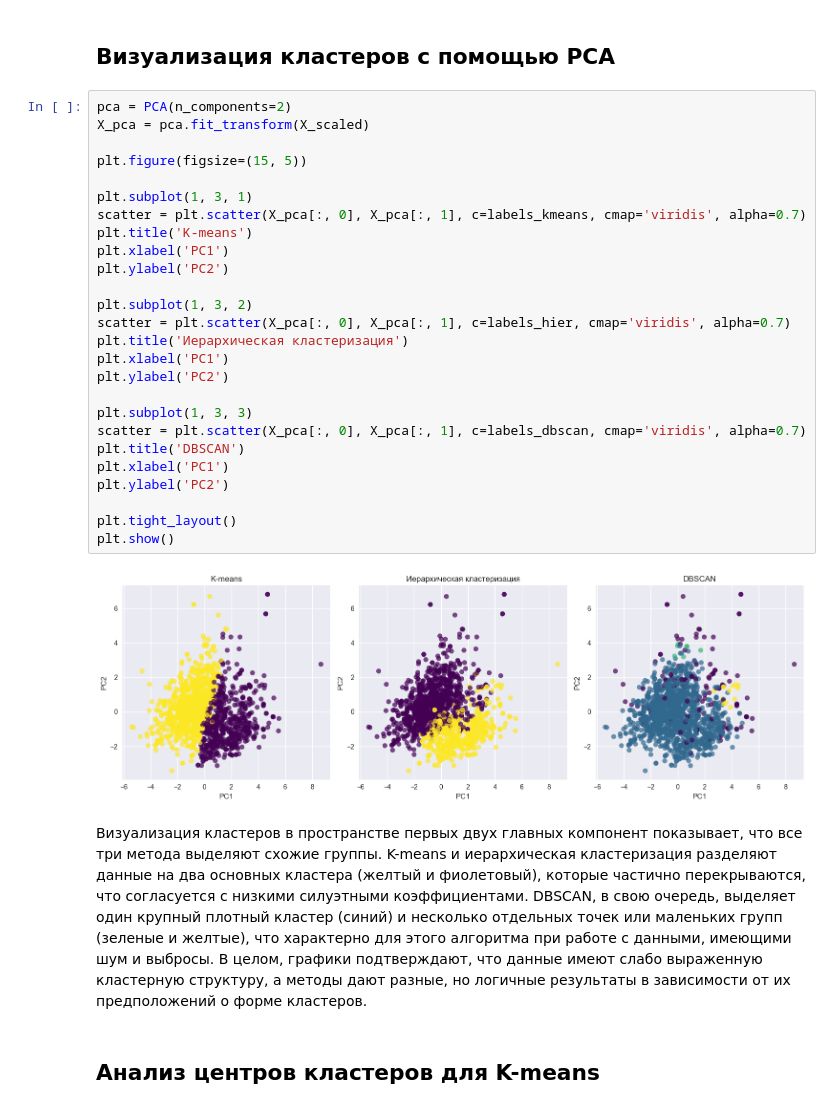
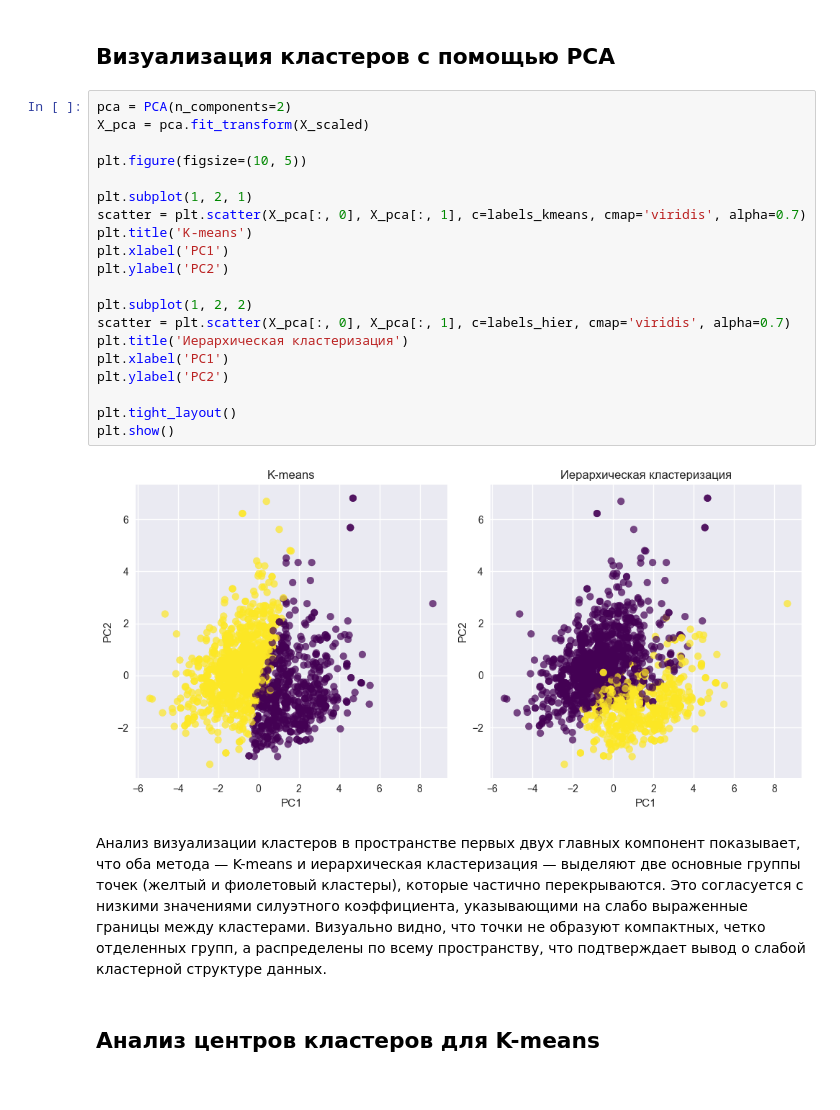
Before and after one commit to TimZR25/AI_ML, a Jupyter notebook: LB4/lb4.ipynb, the cells around one changed output. Saved outputs shown, nothing was run; the diff lists cells and outputs as text.

```diff
--- a/LB4/lb4.ipynb
+++ b/LB4/lb4.ipynb
@@ -353,33 +316,27 @@ DBSCAN:
 # %%
 pca = PCA(n_components=2)
 X_pca = pca.fit_transform(X_scaled)
 
-plt.figure(figsize=(15, 5))
+plt.figure(figsize=(10, 5))
 
-plt.subplot(1, 3, 1)
+plt.subplot(1, 2, 1)
 scatter = plt.scatter(X_pca[:, 0], X_pca[:, 1], c=labels_kmeans, cmap='viridis', alpha=0.7)
 plt.title('K-means')
 plt.xlabel('PC1')
 plt.ylabel('PC2')
 
-plt.subplot(1, 3, 2)
+plt.subplot(1, 2, 2)
 scatter = plt.scatter(X_pca[:, 0], X_pca[:, 1], c=labels_hier, cmap='viridis', alpha=0.7)
 plt.title('Иерархическая кластеризация')
 plt.xlabel('PC1')
 plt.ylabel('PC2')
 
-plt.subplot(1, 3, 3)
-scatter = plt.scatter(X_pca[:, 0], X_pca[:, 1], c=labels_dbscan, cmap='viridis', alpha=0.7)
-plt.title('DBSCAN')
-plt.xlabel('PC1')
-plt.ylabel('PC2')
-
 plt.tight_layout()
 plt.show()
 # %% [output]
-[figure, old version]
+[figure, new version]
 # %% [markdown]
-Визуализация кластеров в пространстве первых двух главных компонент показывает, что все три метода выделяют схожие группы. K-means и иерархическая кластеризация разделяют данные на два основных кластера (желтый и фиолетовый), которые частично перекрываются, что согласуется с низкими силуэтными коэффициентами. DBSCAN, в свою очередь, выделяет один крупный плотный кластер (синий) и несколько отдельных точек или маленьких групп (зеленые и желтые), что характерно для этого алгоритма при работе с данными, имеющими шум и выбросы. В целом, графики подтверждают, что данные имеют слабо выраженную кластерную структуру, а методы дают разные, но логичные результаты в зависимости от их предположений о форме кластеров.
+Анализ визуализации кластеров в пространстве первых двух главных компонент показывает, что оба метода — K-means и иерархическая кластеризация — выделяют две основные группы точек (желтый и фиолетовый кластеры), которые частично перекрываются. Это согласуется с низкими значениями силуэтного коэффициента, указывающими на слабо выраженные границы между кластерами. Визуально видно, что точки не образуют компактных, четко отделенных групп, а распределены по всему пространству, что подтверждает вывод о слабой кластерной структуре данных.
 # %% [markdown]
 ## Анализ центров кластеров для K-means
 # %%
```
Also changed, not shown: parts of 19 cells of this notebook.
